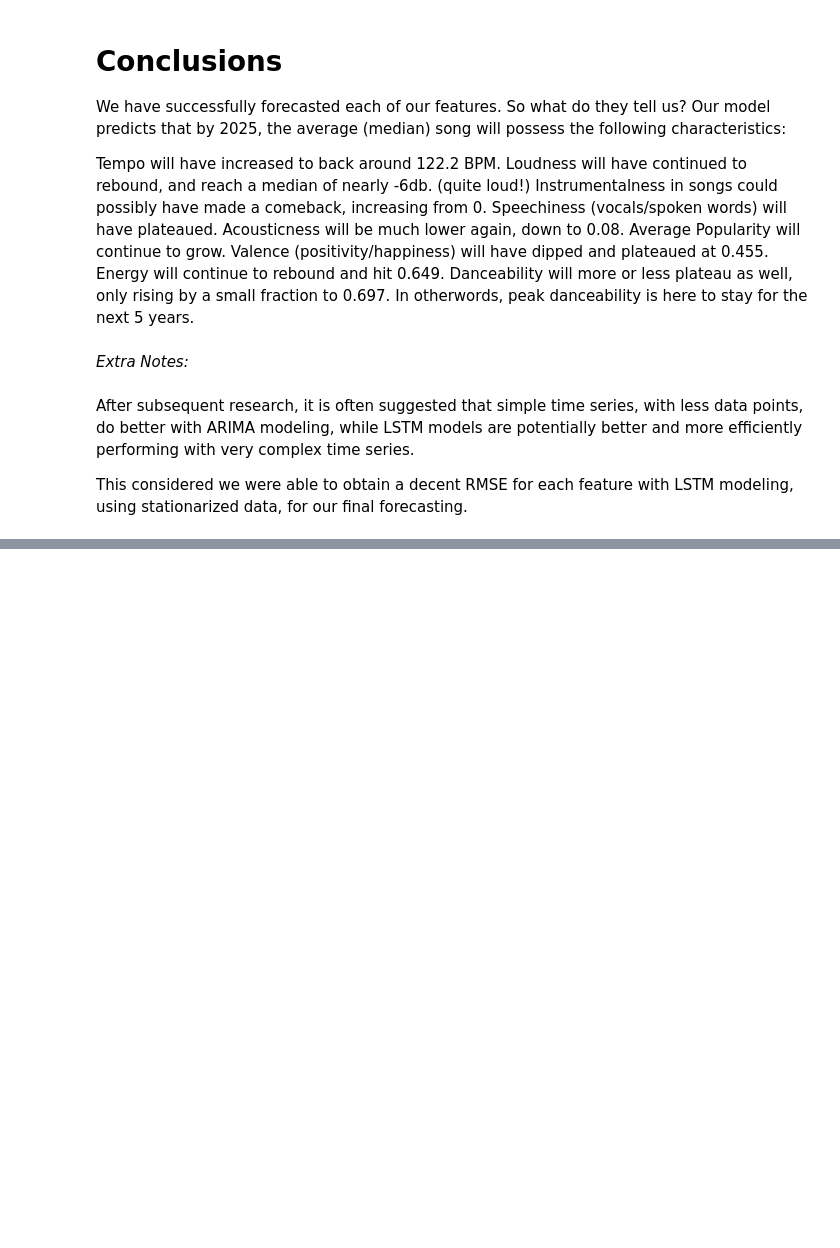
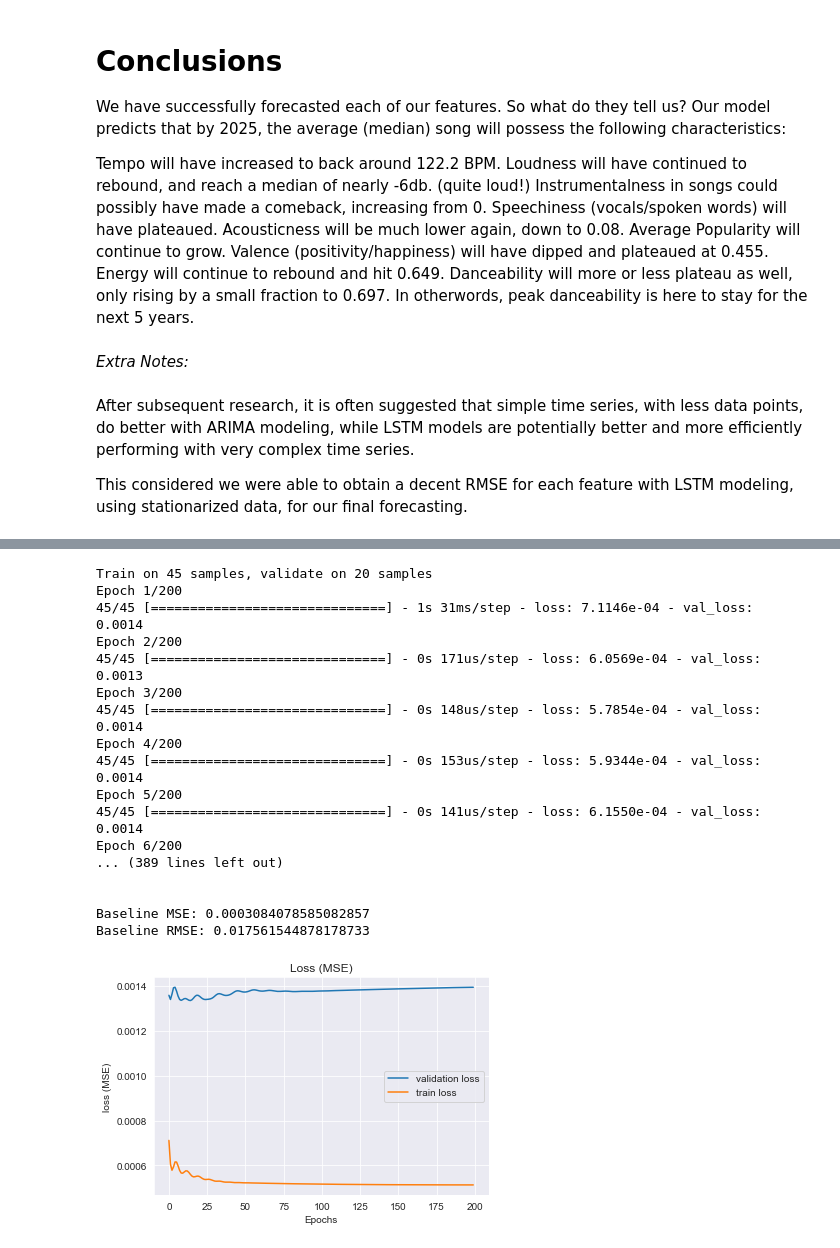
Before and after one commit to oac0de/Spotify-Sound-Of-Future-Prediction, a Jupyter notebook: 2 - Modeling .ipynb, the cells around one changed output, grey strips where cells are left out. Saved outputs shown, nothing was run; the diff lists cells and outputs as text; code cells hidden in the pictures; blank space fills up the shorter version.

```diff
--- a/2 - Modeling .ipynb
+++ b/2 - Modeling .ipynb
@@ -1386,0 +1202,59 @@ This considered we were able to obtain a decent RMSE for each feature with LSTM
+# %%
+train=data_diff[:70]
+test=data_diff[70:]
+
+# define input sequence
+train_seq = list(train)
+test_seq = list(test)
+
+# choose a number of time steps
+n_steps = 5      #here 3 and 2 steps received worse results
+
+# split into samples
+X_train, y_train = split_sequence(train_seq, n_steps)
+X_test, y_test = split_sequence(test_seq, n_steps)
+
+n_features = 1
+
+# #reshape from [samples, timesteps] into [samples, timesteps, features]
+X_train = X_train.reshape((X_train.shape[0], X_train.shape[1], n_features))
+X_test = X_test.reshape((X_test.shape[0], X_test.shape[1], n_features))
+
+
+# print the data sequence with steps:
+# for i in range(len(X_train)):
+# 	print(X_train[i], y_train[i])
+# %%
+appmodel = Sequential()
+appmodel.add(LSTM(50, activation='linear', input_shape=(n_steps, n_features)))
+appmodel.add(Dense(1))
+appmodel.compile(optimizer='adam', loss='mse')
+
+appmodelresult = appmodel.fit(X_train, y_train, batch_size=100, epochs=200, validation_split=(0.3))
+
+yhat5 = appmodel.predict(X_test)
+print('\n')
+rmse = np.sqrt(mean_squared_error(y_test, yhat5))
+print('Baseline MSE:', mean_squared_error(y_test, yhat5))
+print('Baseline RMSE:', rmse)
+print('\n')
+visualize_training_results(appmodelresult)
+# %% [output]
+Train on 45 samples, validate on 20 samples
+Epoch 1/200
+45/45 [==============================] - 1s 31ms/step - loss: 7.1146e-04 - val_loss: 0.0014
+Epoch 2/200
+45/45 [==============================] - 0s 171us/step - loss: 6.0569e-04 - val_loss: 0.0013
+Epoch 3/200
+45/45 [==============================] - 0s 148us/step - loss: 5.7854e-04 - val_loss: 0.0014
+Epoch 4/200
+45/45 [==============================] - 0s 153us/step - loss: 5.9344e-04 - val_loss: 0.0014
+Epoch 5/200
+45/45 [==============================] - 0s 141us/step - loss: 6.1550e-04 - val_loss: 0.0014
+Epoch 6/200
+... (389 lines left out)
+
+
+Baseline MSE: 0.0003084078585082857
+Baseline RMSE: 0.017561544878178733
+[figure, added]
```
Also changed, not shown: parts of 52 cells of this notebook.
